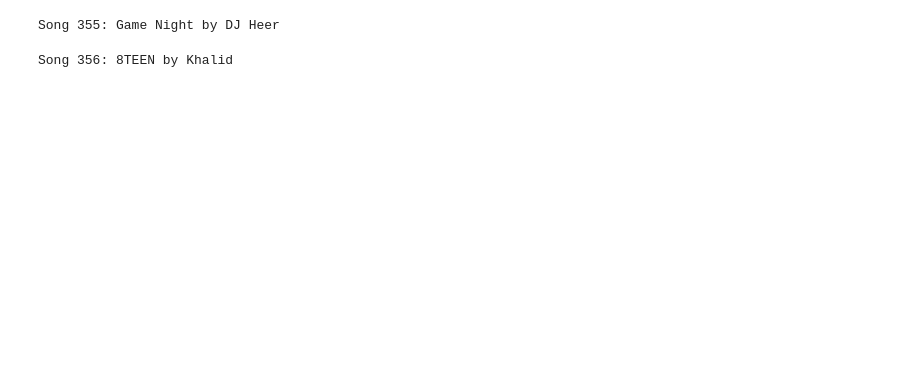
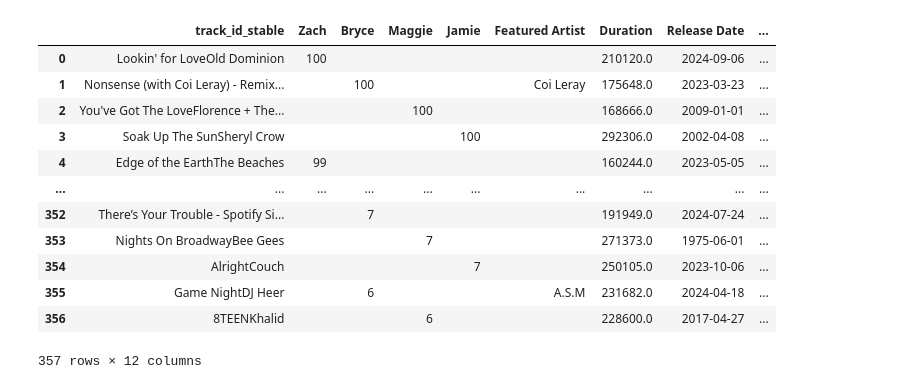
Before and after one commit to zwayne24/Spotify-Streamlit, a Jupyter notebook: pipeline.ipynb, the cells around one changed output. Saved outputs shown, nothing was run; the diff lists cells and outputs as text; code cells hidden in the pictures; blank space fills up the shorter version.

Commit message:
data

```diff
--- a/pipeline.ipynb
+++ b/pipeline.ipynb
@@ -121,6 +121,7 @@ def search_song(title, artist, feature):
 
     album = ""
     release_date = datetime.datetime(2030, 1, 1)
+    release_date_album = datetime.datetime(2030, 1, 1)
     popularity = -1
     for i in range(len(data['tracks']['items'])):
         featured = False
@@ -141,23 +142,24 @@ def search_song(title, artist, feature):
                 year = int(data['tracks']['items'][i]['album']['release_date'][:4])
                 month = 1
                 day = 1
+
             if datetime.datetime(year, month, day) < release_date:
                 release_date = datetime.datetime(year, month, day)
             if data['tracks']['items'][i]['popularity'] > popularity:
                 popularity = data['tracks']['items'][i]['popularity']
                 duration = data['tracks']['items'][i]['duration_ms']
                 track_id = data['tracks']['items'][i]['id']
-            if data['tracks']['items'][i]['album']['album_type'] == 'album':
+            if data['tracks']['items'][i]['album']['album_type'] == 'album' and datetime.datetime(year, month, day) < release_date_album:
                 album = data['tracks']['items'][i]['album']['name']
+                release_date_album = datetime.datetime(year, month, day)
 
     return(duration, release_date, popularity, album, title, artist, track_id)
 # %%
 from tqdm import tqdm
 errors_in_a_row = 0
-last_checked = 357
+last_checked = 0
 for i in tqdm(range(final.shape[0])):
     if i >= last_checked:
-        print("Song " + str(i) + ": " + final.loc[i, 'Song'] + " by " + final.loc[i, 'Artist'])
         try:
             duration, release_date, popularity, album, song_title, artist, track_id = search_song(final.loc[i, 'Song'], final.loc[i, 'Artist'], final.loc[i, 'Featured Artist'])
             final.at[i, 'Duration'] = duration
@@ -173,8 +175,3 @@ for i in tqdm(range(final.shape[0])):
                 break
             continue
         time.sleep(10)
-final['Release Date'] = final['Release Date'].astype(str)
-final['Release Date'] = final['Release Date'].str.replace(' 00:00:00', '')
-# %% [output]
-Song 355: Game Night by DJ Heer
-Song 356: 8TEEN by Khalid
@@ -181,3 +180,19 @@ Song 356: 8TEEN by Khalid
+# %%
+final
+# %% [output]
+|  | track_id_stable | Zach | Bryce | Maggie | Jamie | Featured Artist | Duration | Release Date | ... |
+| 0 | Lookin' for LoveOld Dominion | 100 |  |  |  |  | 210120.0 | 2024-09-06 | ... |
+| 1 | Nonsense (with Coi Leray) - Remix... |  | 100 |  |  | Coi Leray | 175648.0 | 2023-03-23 | ... |
+| 2 | You've Got The LoveFlorence + The... |  |  | 100 |  |  | 168666.0 | 2009-01-01 | ... |
+| 3 | Soak Up The SunSheryl Crow |  |  |  | 100 |  | 292306.0 | 2002-04-08 | ... |
+| 4 | Edge of the EarthThe Beaches | 99 |  |  |  |  | 160244.0 | 2023-05-05 | ... |
+| ... | ... | ... | ... | ... | ... | ... | ... | ... | ... |
+| 352 | There’s Your Trouble - Spotify Si... |  | 7 |  |  |  | 191949.0 | 2024-07-24 | ... |
+| 353 | Nights On BroadwayBee Gees |  |  | 7 |  |  | 271373.0 | 1975-06-01 | ... |
+| 354 | AlrightCouch |  |  |  | 7 |  | 250105.0 | 2023-10-06 | ... |
+| 355 | Game NightDJ Heer |  | 6 |  |  | A.S.M | 231682.0 | 2024-04-18 | ... |
+| 356 | 8TEENKhalid |  |  | 6 |  |  | 228600.0 | 2017-04-27 | ... |
+357 rows × 12 columns
 # %%
 final['Release Date'] = final['Release Date'].astype(str)
 final['Release Date'] = final['Release Date'].str.replace(' 00:00:00', '')
```
Also changed, not shown: parts of 1 cell of this notebook, 2 other files.
